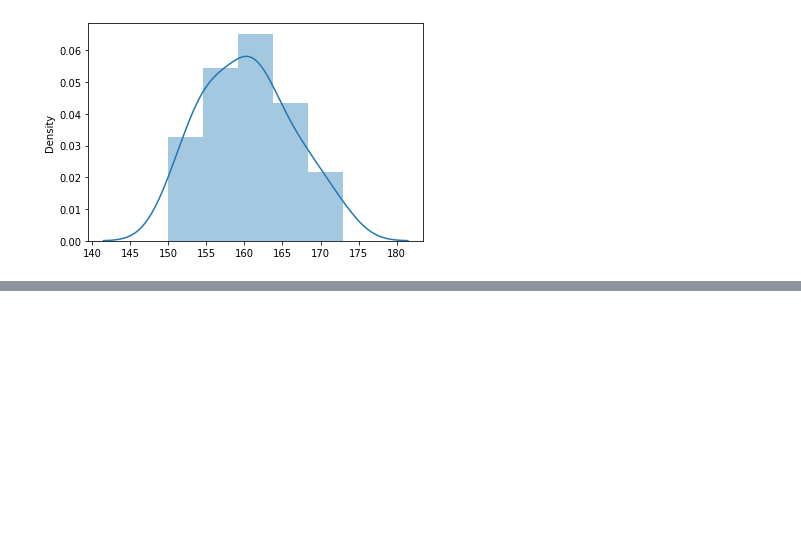
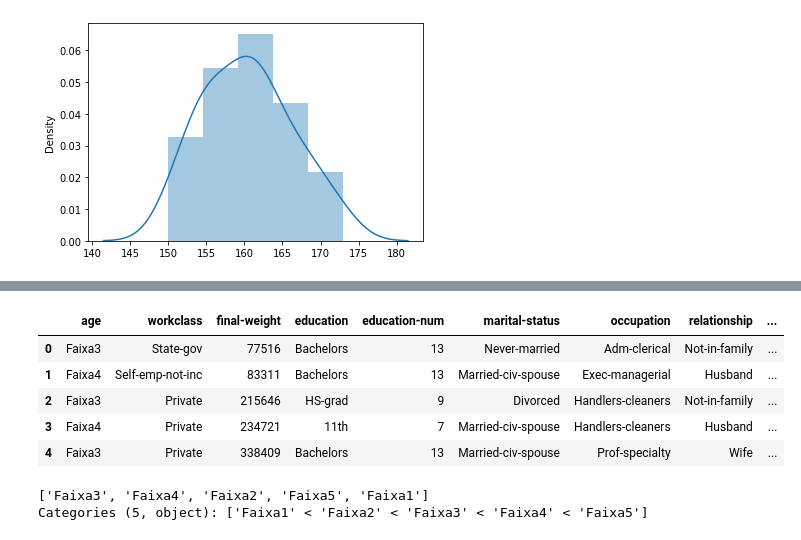
Before and after one commit to caiquemiranda/python-statistics, a Jupyter notebook: estatistica-machine-learning/cls03-Distribuição-de-frequencia.ipynb, the cells around one changed output, grey strips where cells are left out. Saved outputs shown, nothing was run; the diff lists cells and outputs as text; code cells hidden in the pictures; blank space fills up the shorter version.

Commit message:
distribuição de freq-apriori

```diff
--- a/estatistica-machine-learning/cls03-Distribuição-de-frequencia.ipynb
+++ b/estatistica-machine-learning/cls03-Distribuição-de-frequencia.ipynb
@@ -229,0 +249,21 @@ sns.distplot(dados, hist = True, kde = True);                   # hist ( histogr
+# %%
+# criação das distribuição das classes de idade
+
+dados2['age'] = pd.cut(dados2['age'], bins=[0, 17, 25, 40, 60, 90],
+                        labels=['Faixa1', "Faixa2", "Faixa3", "Faixa4", "Faixa5"])
+# %%
+dados2.head()
+# %% [output]
+|  | age | workclass | final-weight | education | education-num | marital-status | occupation | relationship | ... |
+| 0 | Faixa3 | State-gov | 77516 | Bachelors | 13 | Never-married | Adm-clerical | Not-in-family | ... |
+| 1 | Faixa4 | Self-emp-not-inc | 83311 | Bachelors | 13 | Married-civ-spouse | Exec-managerial | Husband | ... |
+| 2 | Faixa3 | Private | 215646 | HS-grad | 9 | Divorced | Handlers-cleaners | Not-in-family | ... |
+| 3 | Faixa4 | Private | 234721 | 11th | 7 | Married-civ-spouse | Handlers-cleaners | Husband | ... |
+| 4 | Faixa3 | Private | 338409 | Bachelors | 13 | Married-civ-spouse | Prof-specialty | Wife | ... |
+# %%
+# visualização dos registros unicos da variavel 'age'
+
+dados2['age'].unique()
+# %% [output]
+['Faixa3', 'Faixa4', 'Faixa2', 'Faixa5', 'Faixa1']
+Categories (5, object): ['Faixa1' < 'Faixa2' < 'Faixa3' < 'Faixa4' < 'Faixa5']
```
Also changed, not shown: parts of 14 cells of this notebook.
